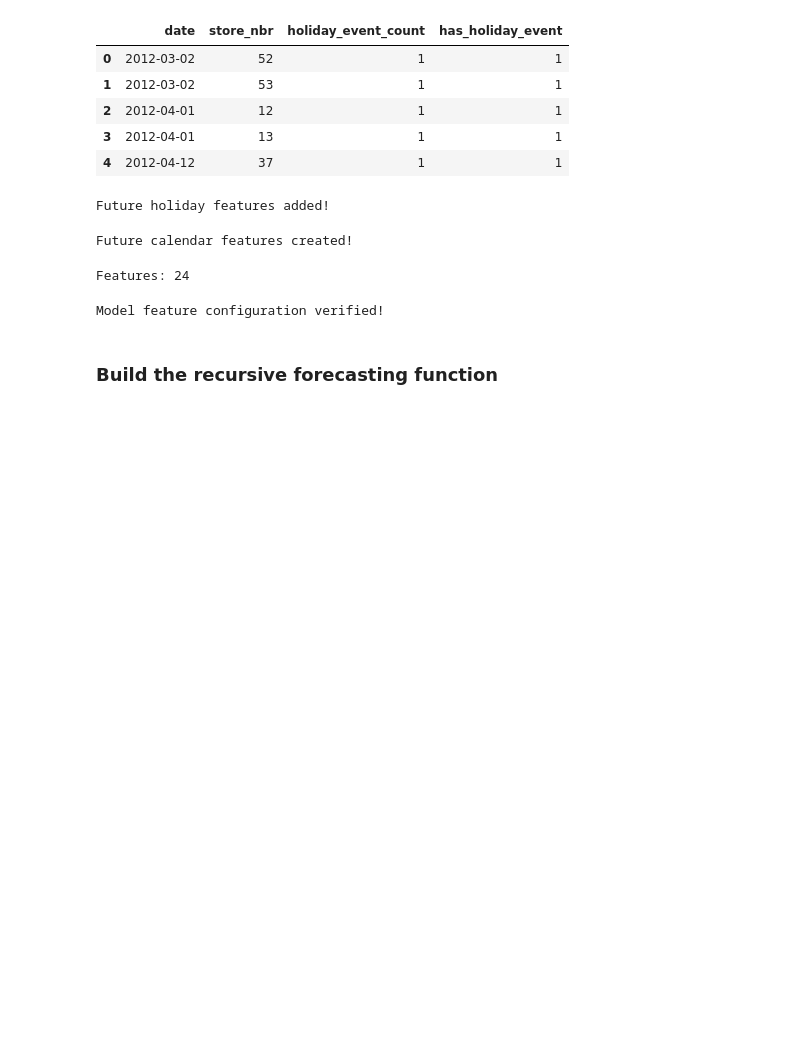
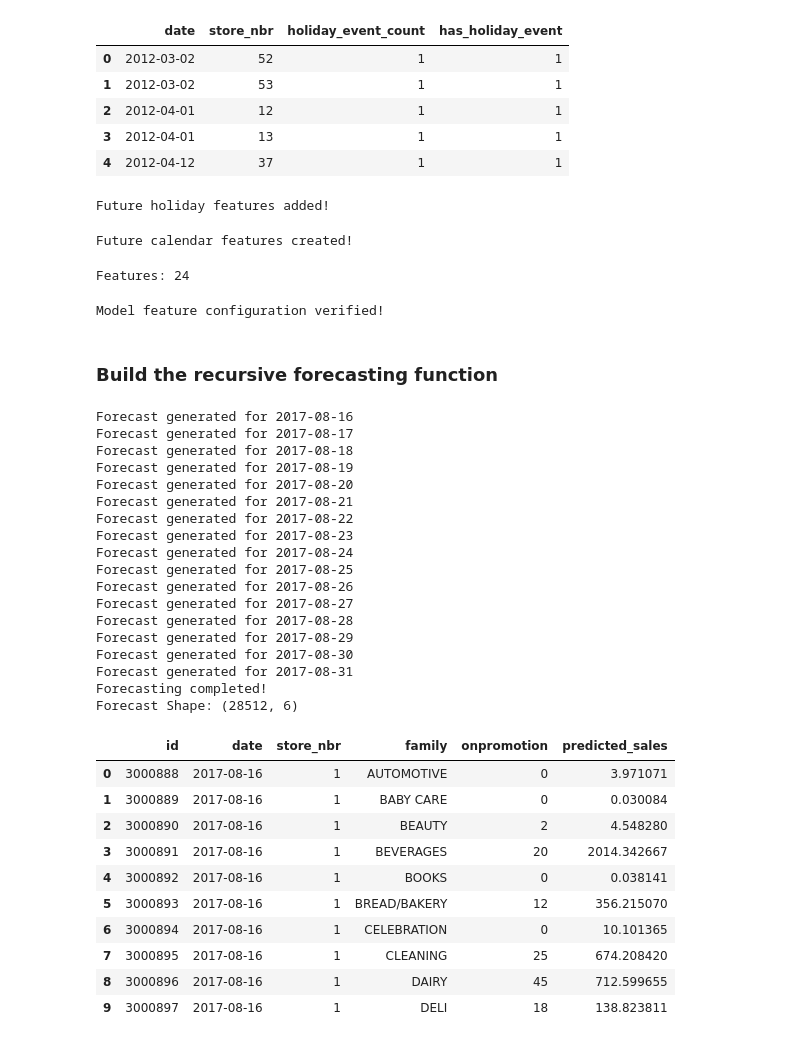
Before and after one commit to VikrantPatel2/Supply-Chain-, a Jupyter notebook: Notebooks/07_Multi_Day_Forecasting.ipynb, the cells around one changed output. Cells and saved outputs as stored; diff of their text form; code cells hidden in the pictures; blank space fills up the shorter version.

```diff
--- a/Notebooks/07_Multi_Day_Forecasting.ipynb
+++ b/Notebooks/07_Multi_Day_Forecasting.ipynb
@@ -373,3 +373,22 @@ print("Model feature configuration verified!")
 Model feature configuration verified!
 # %% [markdown]
 ### Build the recursive forecasting function
+# %%
+def get_lag_features(values):
+
+    if len(values) < 28:
+        raise ValueError(
+            "Insufficient historical sales: "
+            "at least 28 observations are required."
+        )
+
+    return {
+        "sales_lag_1": values[-1],
+        "sales_lag_7": values[-7],
+        "sales_lag_14": values[-14],
+        "sales_lag_28": values[-28],
+
+        "sales_rolling_mean_7": np.mean(values[-7:]),
+        "sales_rolling_mean_14": np.mean(values[-14:]),
+        "sales_rolling_mean_28": np.mean(values[-28:])
+    }
@@ -375,0 +496,42 @@ Model feature configuration verified!
+# %%
+forecast_df = recursive_forecasting(
+    model=model,
+    future_data=future,
+    history_sales=history_sales
+)
+
+print("Forecasting completed!")
+
+print("Forecast Shape:", forecast_df.shape)
+
+display(forecast_df.head(10))
+# %% [output]
+Forecast generated for 2017-08-16
+Forecast generated for 2017-08-17
+Forecast generated for 2017-08-18
+Forecast generated for 2017-08-19
+Forecast generated for 2017-08-20
+Forecast generated for 2017-08-21
+Forecast generated for 2017-08-22
+Forecast generated for 2017-08-23
+Forecast generated for 2017-08-24
+Forecast generated for 2017-08-25
+Forecast generated for 2017-08-26
+Forecast generated for 2017-08-27
+Forecast generated for 2017-08-28
+Forecast generated for 2017-08-29
+Forecast generated for 2017-08-30
+Forecast generated for 2017-08-31
+Forecasting completed!
+Forecast Shape: (28512, 6)
+|  | id | date | store_nbr | family | onpromotion | predicted_sales |
+| 0 | 3000888 | 2017-08-16 | 1 | AUTOMOTIVE | 0 | 3.971071 |
+| 1 | 3000889 | 2017-08-16 | 1 | BABY CARE | 0 | 0.030084 |
+| 2 | 3000890 | 2017-08-16 | 1 | BEAUTY | 2 | 4.548280 |
+| 3 | 3000891 | 2017-08-16 | 1 | BEVERAGES | 20 | 2014.342667 |
+| 4 | 3000892 | 2017-08-16 | 1 | BOOKS | 0 | 0.038141 |
+| 5 | 3000893 | 2017-08-16 | 1 | BREAD/BAKERY | 12 | 356.215070 |
+| 6 | 3000894 | 2017-08-16 | 1 | CELEBRATION | 0 | 10.101365 |
+| 7 | 3000895 | 2017-08-16 | 1 | CLEANING | 25 | 674.208420 |
+| 8 | 3000896 | 2017-08-16 | 1 | DAIRY | 45 | 712.599655 |
+| 9 | 3000897 | 2017-08-16 | 1 | DELI | 18 | 138.823811 |
```
Also changed, not shown: parts of 7 cells of this notebook, 5 other files.
